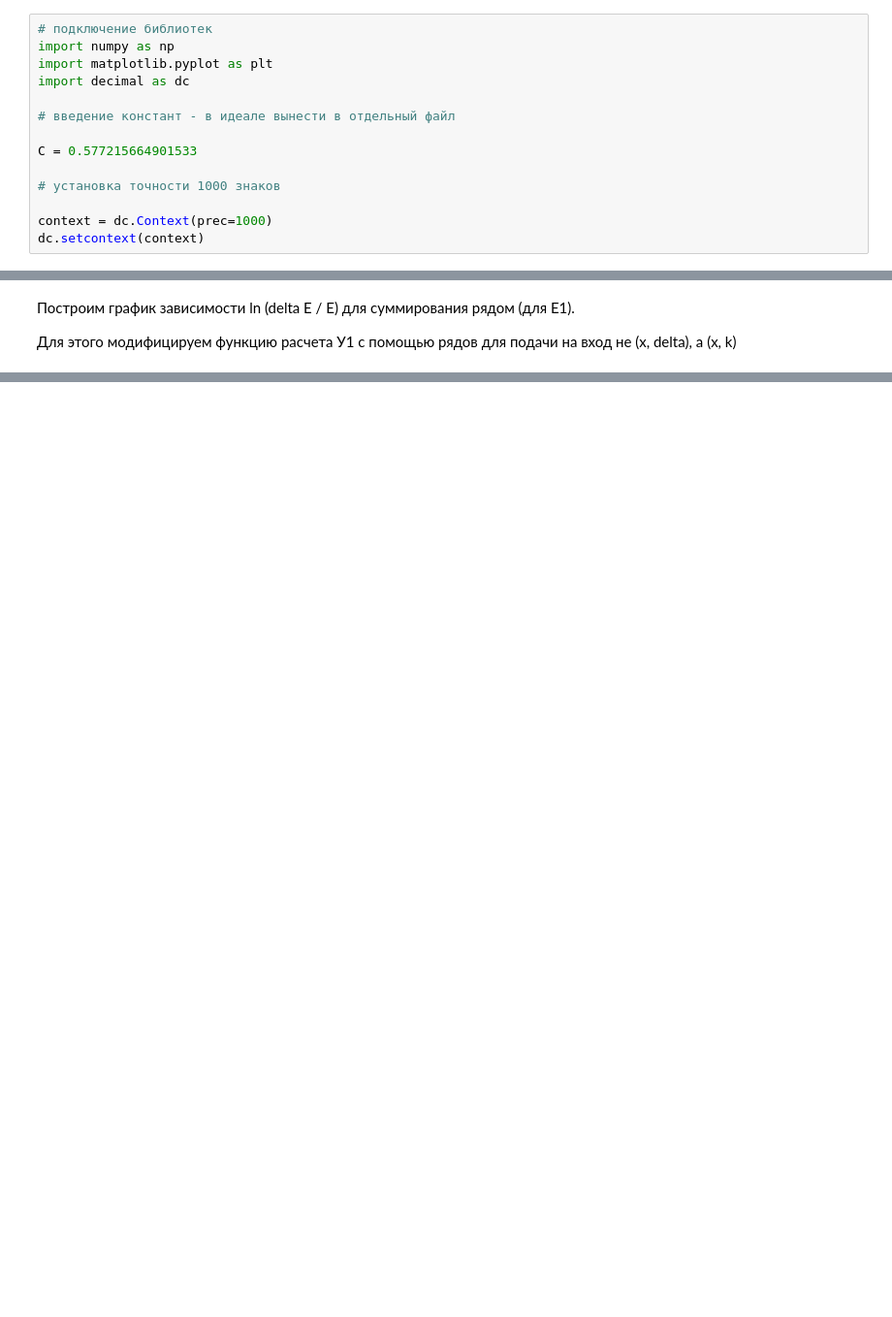
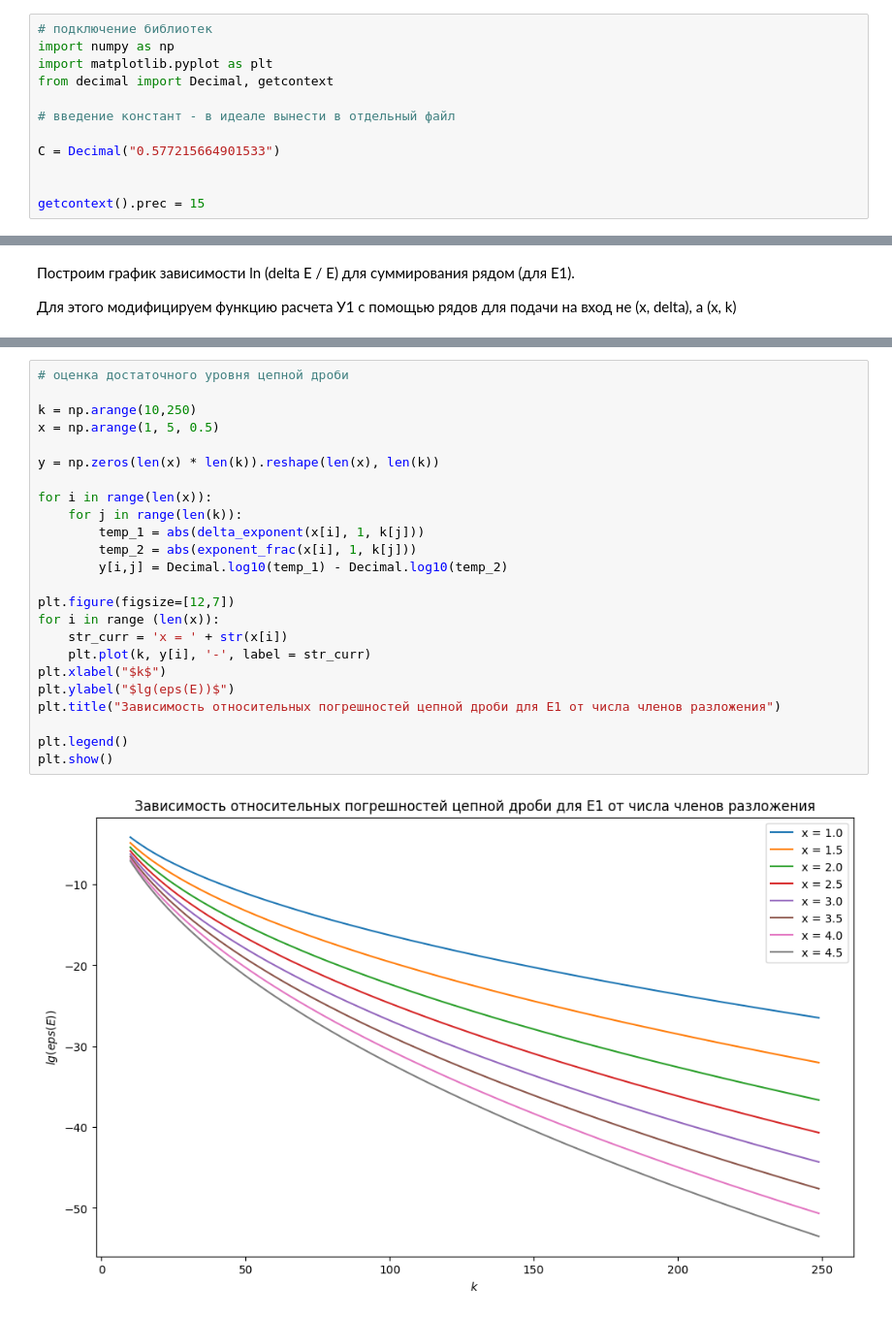
Before and after one commit to Sofia-Sukhova/practice_homework_5sem, a Jupyter notebook: pogreshnosti/pogreshnosti_1.8.ipynb, the cells around one changed output, grey strips where cells are left out. Shown at 97% size. Cells and saved outputs as stored; diff of their text form; blank space fills up the shorter version.

```diff
--- a/pogreshnosti/pogreshnosti_1.8.ipynb
+++ b/pogreshnosti/pogreshnosti_1.8.ipynb
@@ -4,16 +4,14 @@
 # подключение библиотек
 import numpy as np
 import matplotlib.pyplot as plt
-import decimal as dc
+from decimal import Decimal, getcontext
 
 # введение констант - в идеале вынести в отдельный файл
 
-C = 0.577215664901533
+C = Decimal("0.577215664901533")
 
-# установка точности 1000 знаков
 
-context = dc.Context(prec=1000)
-dc.setcontext(context)
+getcontext().prec = 15
 # %%
 # Функция для определения необходимого числа членов в разложении ряда для заданной точности deltaF
 
@@ -198,0 +230,26 @@ plt.show()
+# %%
+# оценка достаточного уровня цепной дроби
+
+k = np.arange(10,250)
+x = np.arange(1, 5, 0.5)
+
+y = np.zeros(len(x) * len(k)).reshape(len(x), len(k))
+
+for i in range(len(x)):
+    for j in range(len(k)):
+        temp_1 = abs(delta_exponent(x[i], 1, k[j]))
+        temp_2 = abs(exponent_frac(x[i], 1, k[j]))
+        y[i,j] = Decimal.log10(temp_1) - Decimal.log10(temp_2)
+
+plt.figure(figsize=[12,7])
+for i in range (len(x)):
+    str_curr = 'x = ' + str(x[i])
+    plt.plot(k, y[i], '-', label = str_curr)
+plt.xlabel("$k$")
+plt.ylabel("$lg(eps(E))$")
+plt.title("Зависимость относительных погрешностей цепной дроби для E1 от числа членов разложения")
+
+plt.legend()
+plt.show()
+# %% [output]
+[figure, added]
```
Also changed, not shown: parts of 12 cells of this notebook, 3 other files.
